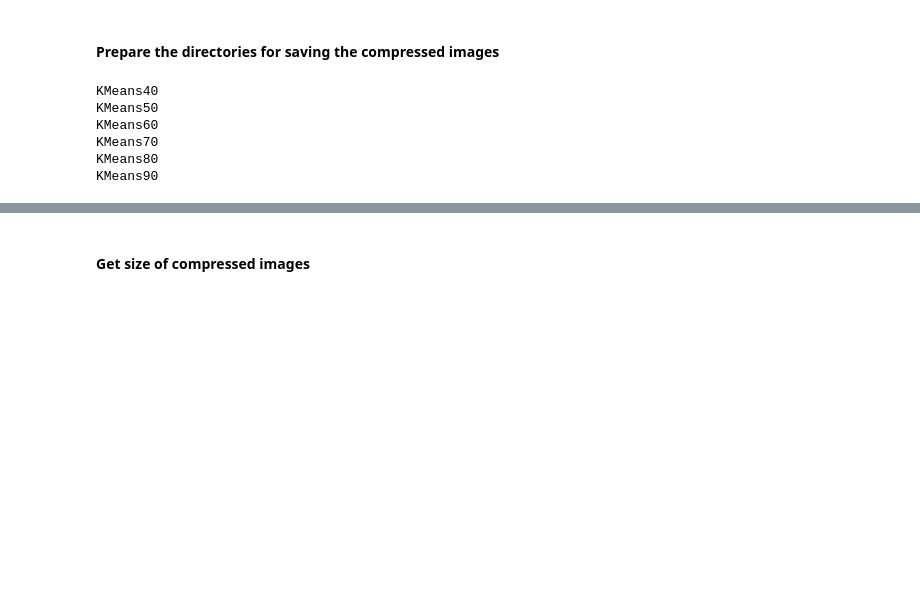
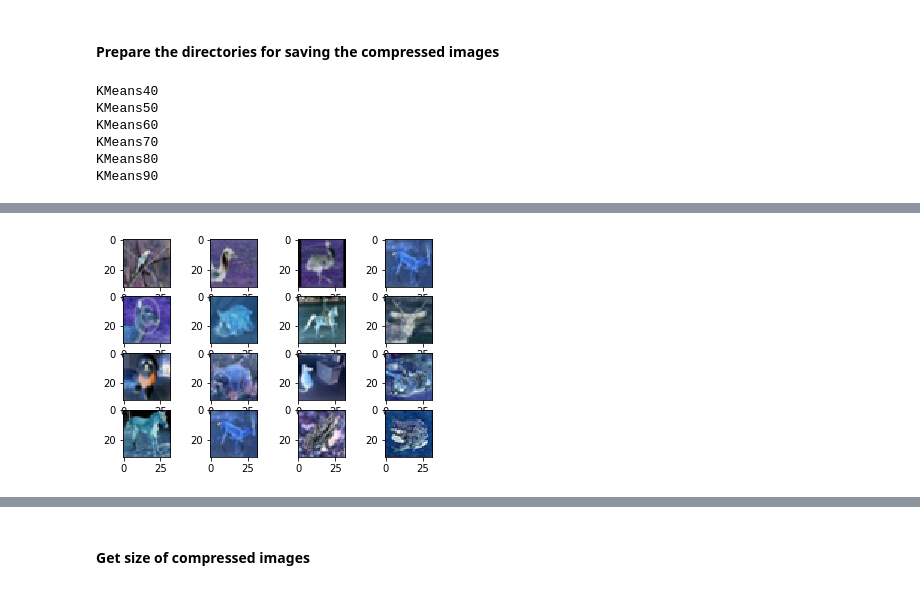
Before and after one commit to NguyenHai7120/Project4A-Optim-Stockage, a Jupyter notebook: CIFAR10Compression.ipynb, the cells around one changed output, grey strips where cells are left out. Cells and saved outputs as stored; diff of their text form; code cells hidden in the pictures; blank space fills up the shorter version.

```diff
--- a/CIFAR10Compression.ipynb
+++ b/CIFAR10Compression.ipynb
@@ -89,0 +113,10 @@ KMeans90
+# %%
+compressed_set, min, max = mmdf.Encoder(image_set)
+fig, axs = plt.subplots(4, 4)
+axs = axs.ravel()
+for k in range(16):
+    axs[k].imshow(compressed_set[indexes[k]].astype('uint8'))
+    cv2.imwrite('./New-storage/Compressed_' + str(k) + '.png', compressed_set[indexes[k]].astype('uint8'))
+plt.show()
+# %% [output]
+[figure, added]
```
Also changed, not shown: parts of 6 cells of this notebook, 55 other files.
